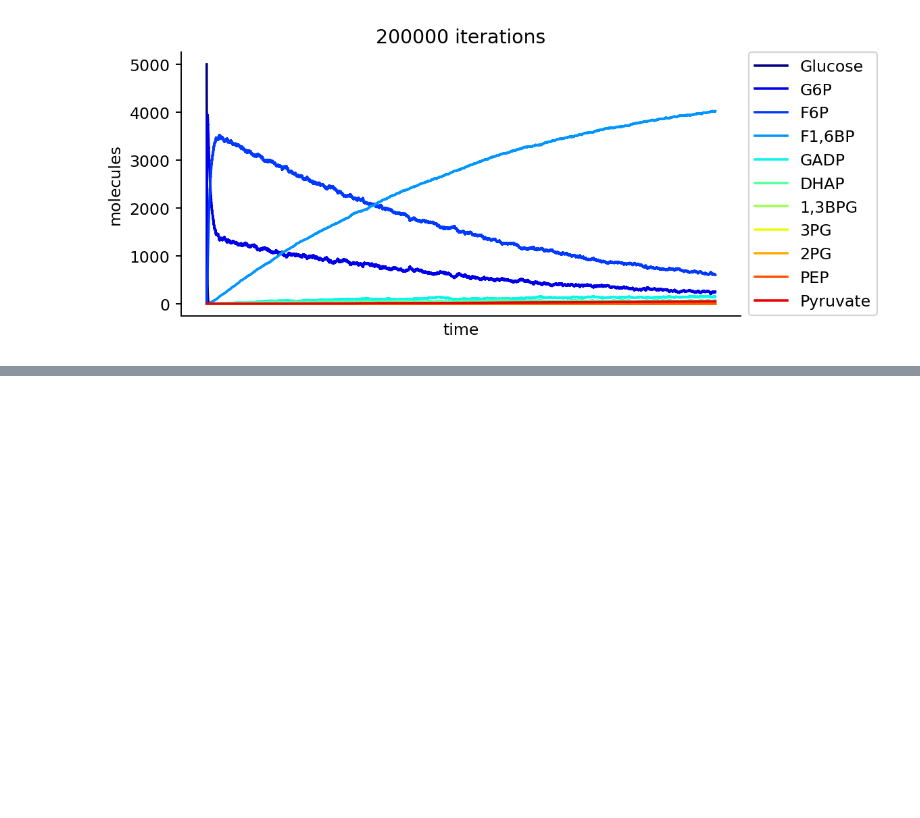
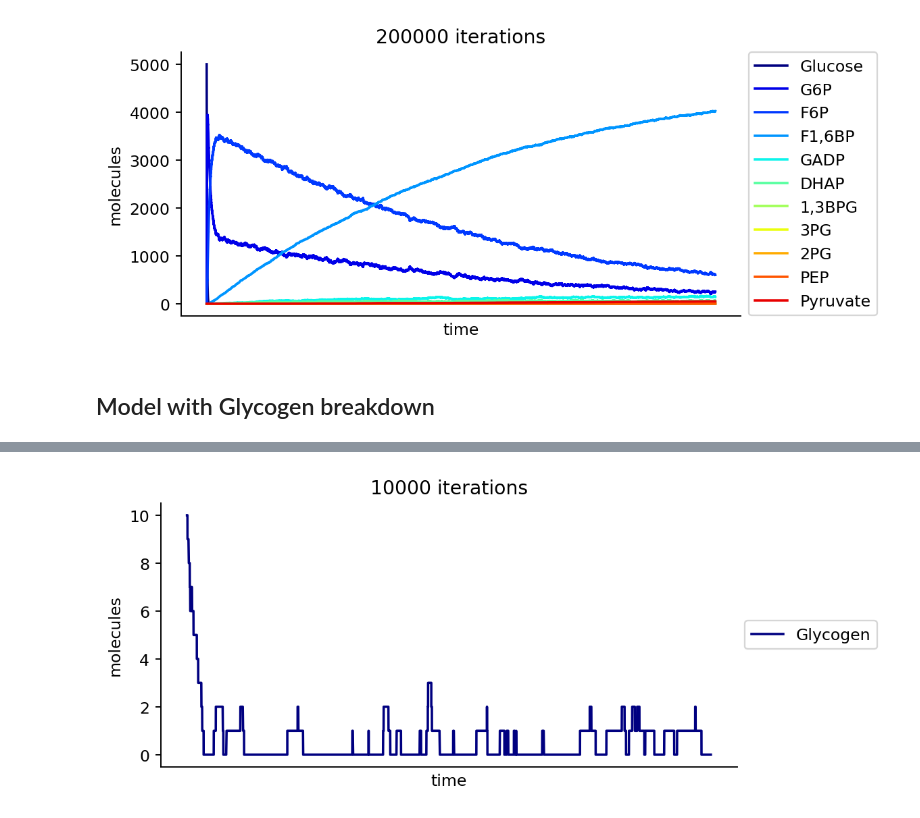
Before and after one commit to smorabit/screm, a Jupyter notebook: glycolysis.ipynb, the cells around one changed output, grey strips where cells are left out. Cells and saved outputs as stored; diff of their text form; code cells hidden in the pictures; blank space fills up the shorter version.

```diff
--- a/glycolysis.ipynb
+++ b/glycolysis.ipynb
@@ -433,3 +540,5 @@ plot_simulation(T,V,I, reaction_net_1)
 # %% [output]
 time elapsed: 0.19741535186767578 seconds
 [figure]
+# %% [markdown]
+## Model with Glycogen breakdown
@@ -435,0 +607,6 @@ time elapsed: 0.19741535186767578 seconds
+# %%
+initial = np.matrix(np.array([10,10,0,0,0,0,0,0,0,0,0,0,500,100]))
+iters = 10000
+T, V, I = simulate_reactions(initial, reaction_net_5, iters )
+plot_simulation(T,V,I, reaction_net_5, metabolites=["Glycogen"])
+# %% [output]
@@ -435,0 +614 @@ time elapsed: 0.19741535186767578 seconds
+[figure, added]
```
Also changed, not shown: parts of 12 cells of this notebook.
